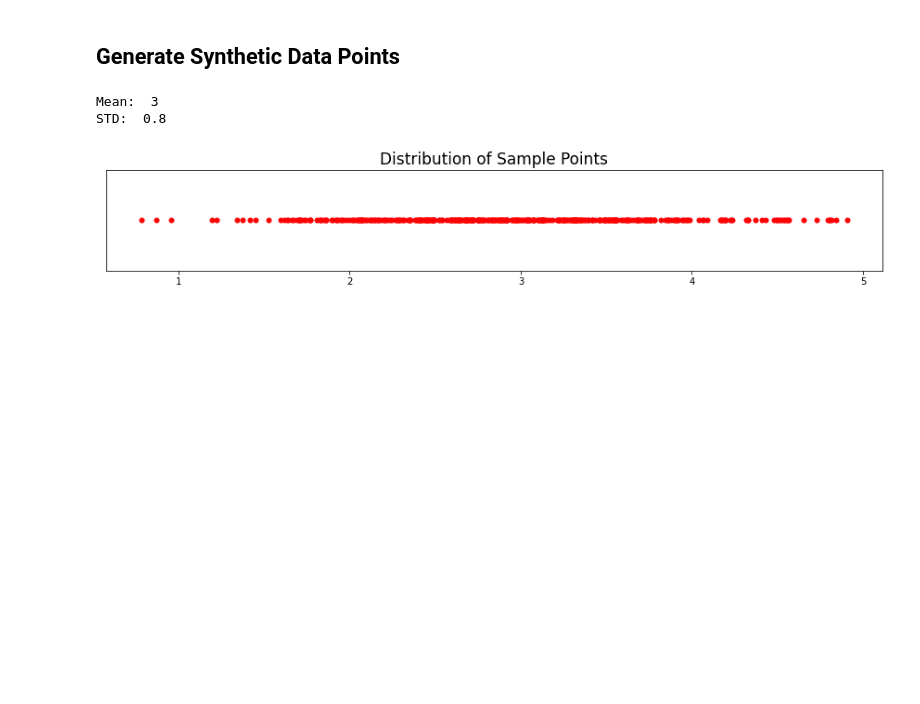
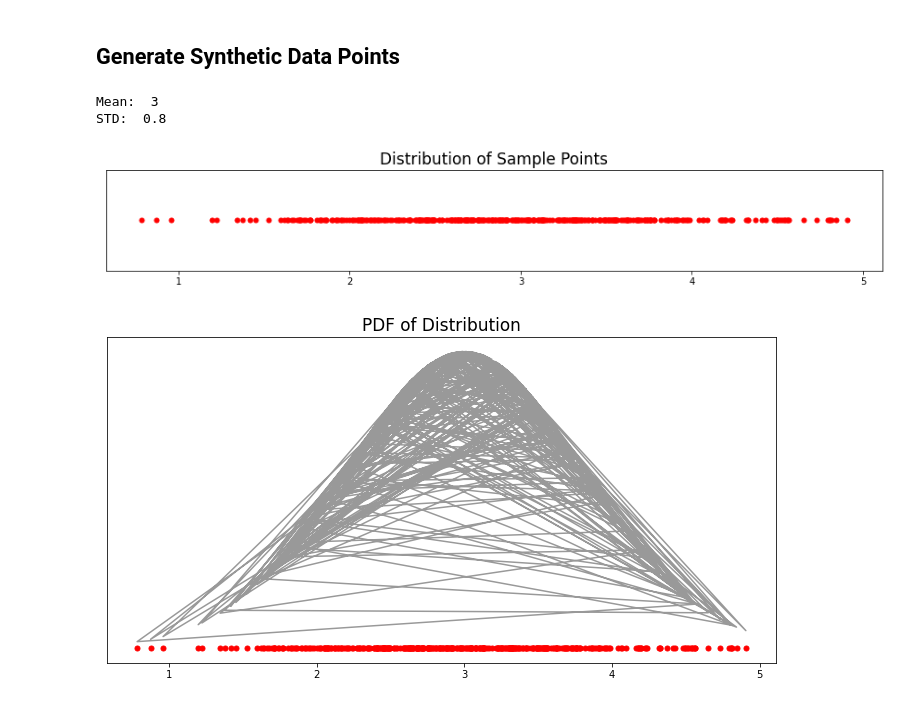
Before and after one commit to qlinhta/maximum-likelihood-estimation, a Jupyter notebook: mle_gaussian.ipynb, the cells around one changed output. Drawn from its saved outputs; the diff is of its cells as text; code cells hidden in the pictures; blank space fills up the shorter version.

```diff
--- a/mle_gaussian.ipynb
+++ b/mle_gaussian.ipynb
@@ -271,3 +271,13 @@ STD:  0.8
 # %%
 # Compute the likelihood of the red and blue distributions by computing respective PDF's
 red_likelihood = stats.norm(red_mean, red_std).pdf(red)
+# %%
+# Plot the PDF of the distributions
+plt.figure(figsize=(12, 6))
+plt.title('PDF of Distribution', fontsize=17)
+plt.plot(red, np.zeros_like(red), '.', color='r', markersize=10)
+plt.plot(red, red_likelihood, color='k', alpha=0.4)
+plt.yticks([]);
+plt.show()
+# %% [output]
+[figure, added]
```
